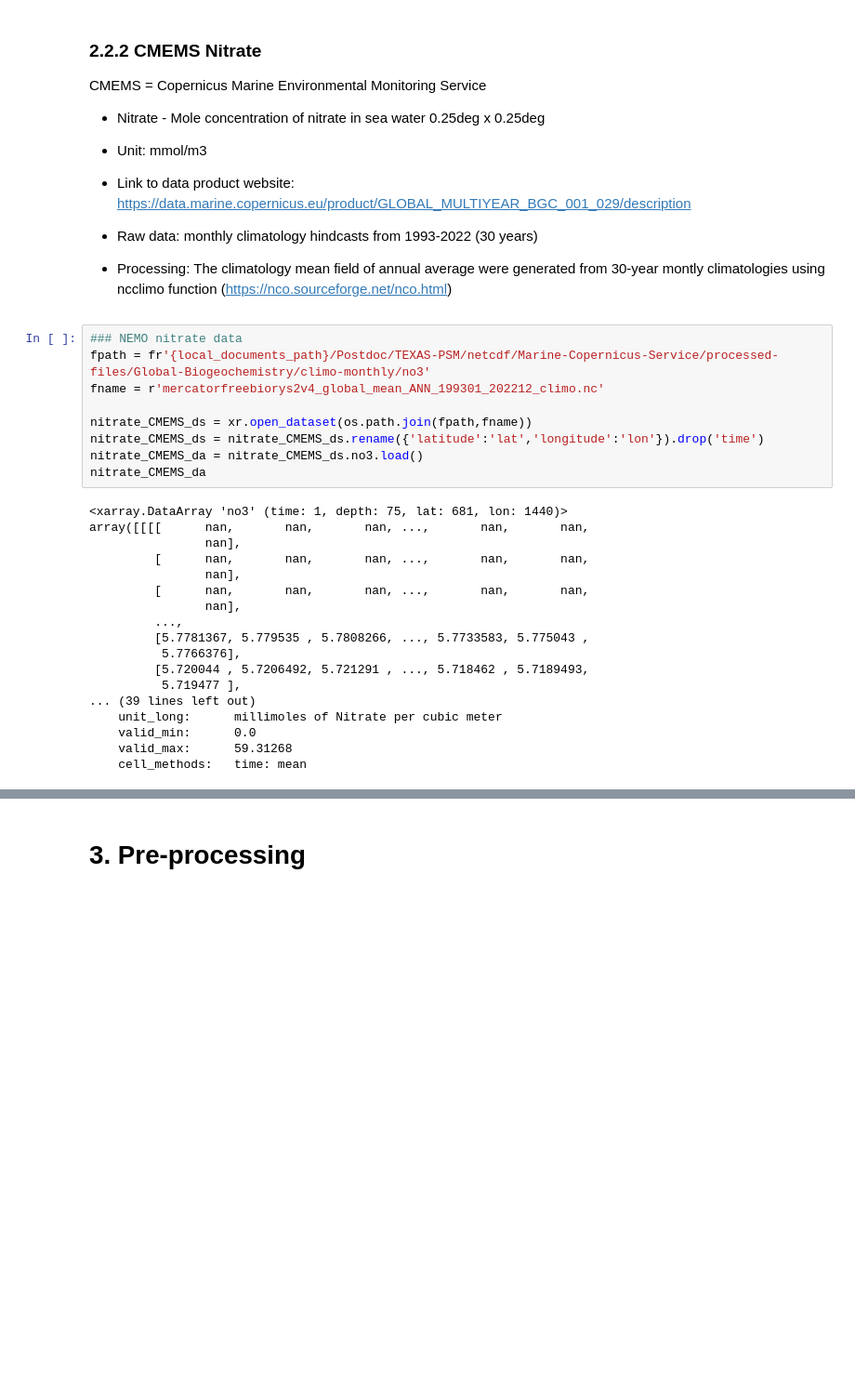
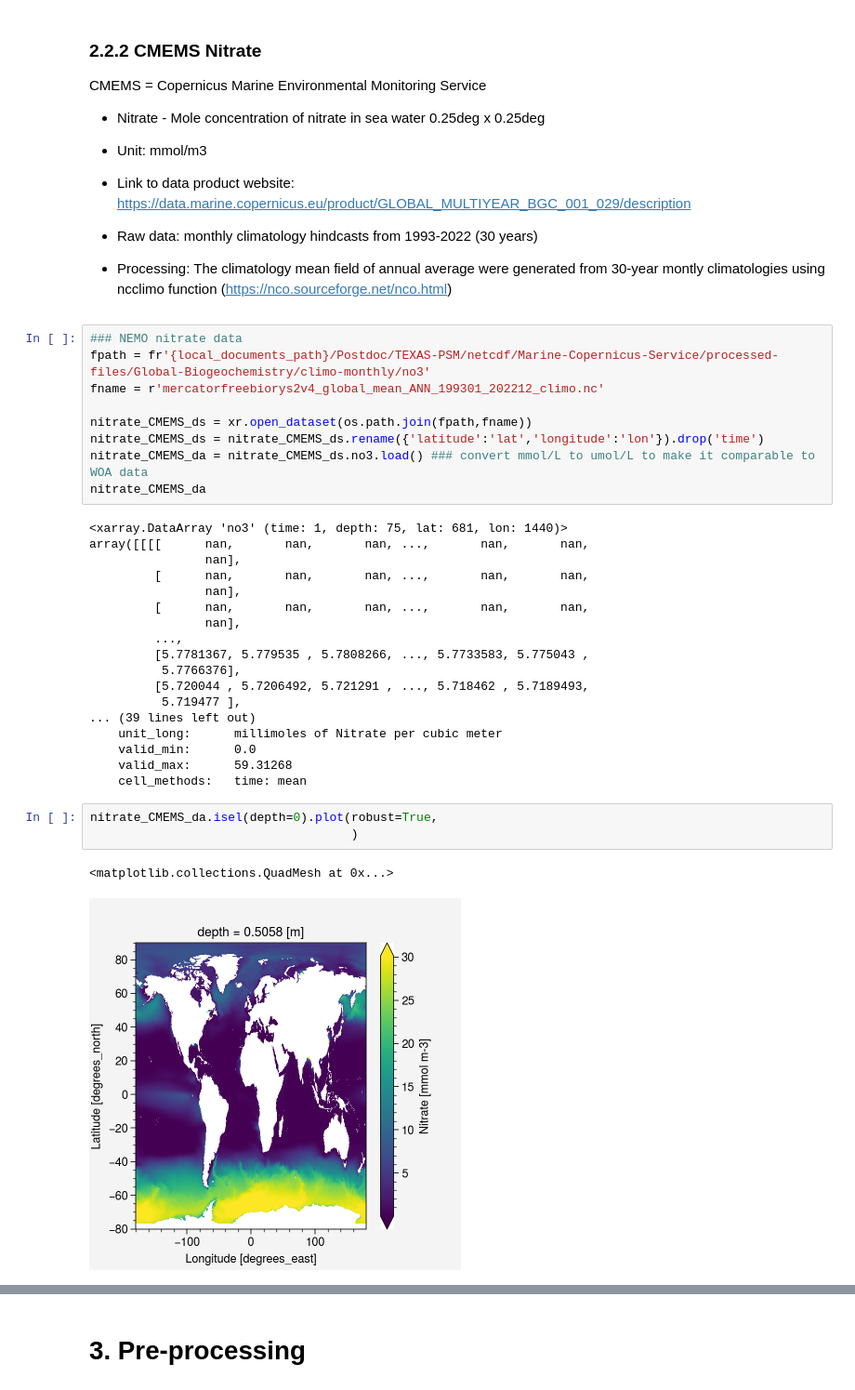
Before and after one commit to PaleoLipidRR/nutrient-effect-on-TEX, a Jupyter notebook: ipynb_files/SI_code1_PreProcessing.ipynb, the cells around one changed output, grey strips where cells are left out. Shown at 93% size. Cells and saved outputs as stored; diff of their text form; blank space fills up the shorter version.

```diff
--- a/ipynb_files/SI_code1_PreProcessing.ipynb
+++ b/ipynb_files/SI_code1_PreProcessing.ipynb
@@ -618,7 +618,7 @@ fname = r'mercatorfreebiorys2v4_global_mean_ANN_199301_202212_climo.nc'
 
 nitrate_CMEMS_ds = xr.open_dataset(os.path.join(fpath,fname))
 nitrate_CMEMS_ds = nitrate_CMEMS_ds.rename({'latitude':'lat','longitude':'lon'}).drop('time')
-nitrate_CMEMS_da = nitrate_CMEMS_ds.no3.load()
+nitrate_CMEMS_da = nitrate_CMEMS_ds.no3.load() ### convert mmol/L to umol/L to make it comparable to WOA data
 nitrate_CMEMS_da
 # %% [output]
 <xarray.DataArray 'no3' (time: 1, depth: 75, lat: 681, lon: 1440)>
@@ -638,3 +638,9 @@ array([[[[      nan,       nan,       nan, ...,       nan,       nan,
     valid_min:      0.0
     valid_max:      59.31268
     cell_methods:   time: mean
+# %%
+nitrate_CMEMS_da.isel(depth=0).plot(robust=True,
+                                    )
+# %% [output]
+<matplotlib.collections.QuadMesh at 0x...>
+[figure, added]
```
Also changed, not shown: parts of 8 cells of this notebook, 3 other files.
